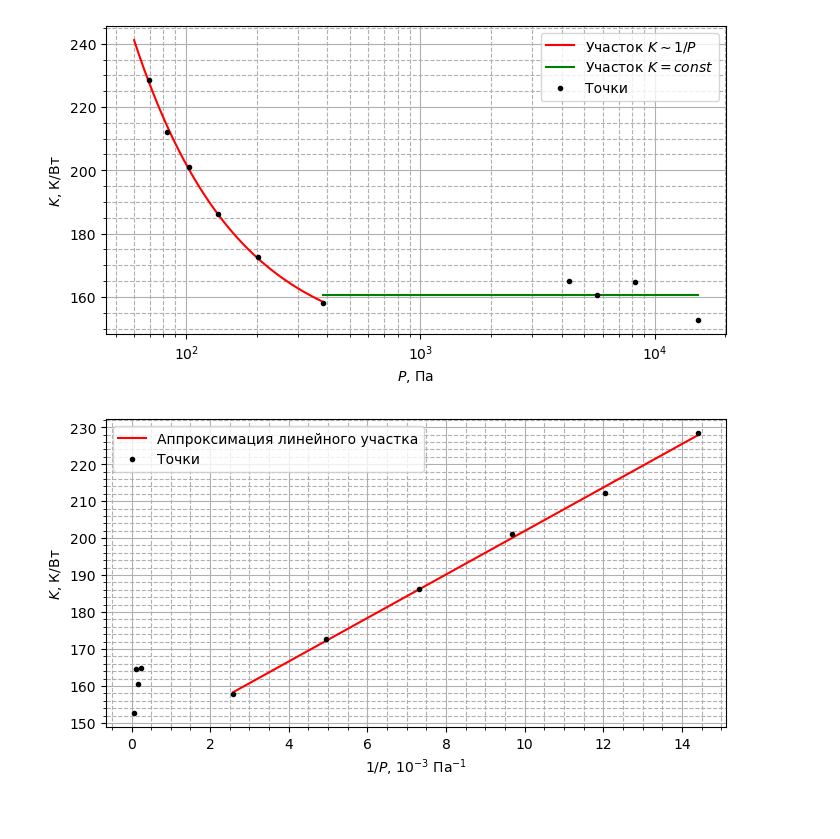
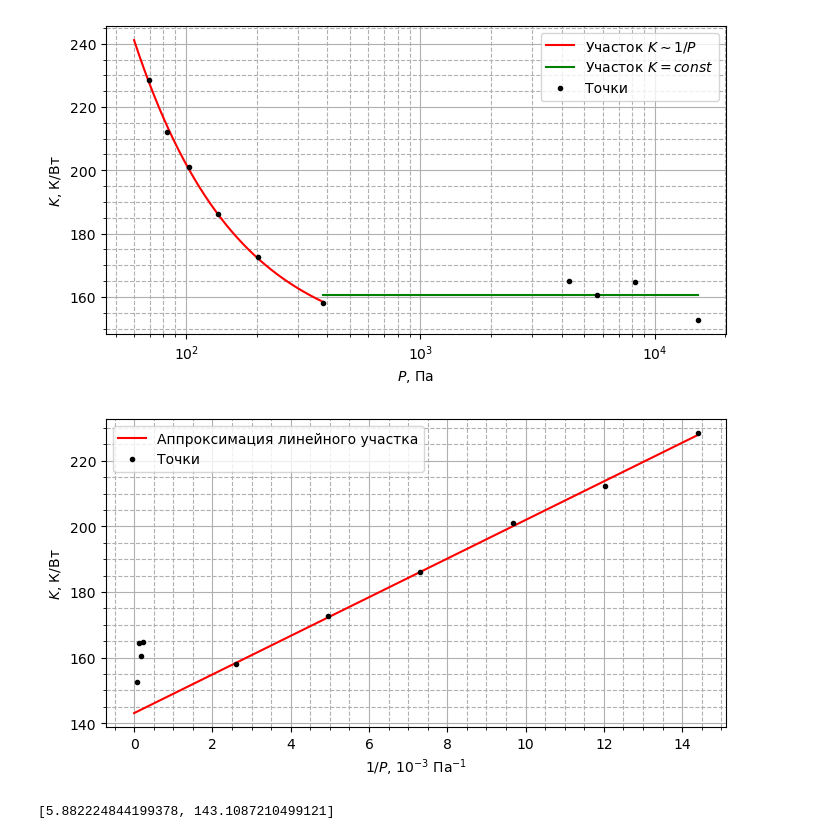
Before and after one commit to victorbaldin56/phys_vpv, a Jupyter notebook: 2_sem/calc.ipynb, the cells around one changed output. Cells and saved outputs as stored; diff of their text form; code cells hidden in the pictures.

```diff
--- a/2_sem/calc.ipynb
+++ b/2_sem/calc.ipynb
@@ -236,20 +236,24 @@ plt.savefig('graphs/KP.pdf')
 # %%
 plt.figure(figsize=FIGSIZE)
 plt.minorticks_on()
 
 inv_P = [1e3 / p for p in press]
 
 [A, B] = np.polyfit(inv_P[:6], k_all[:6], deg=1)
-x_ax = np.linspace(min(inv_P[:6]), max(inv_P[:6]), 1000)
+x_ax = np.linspace(0, max(inv_P[:6]), 1000)
 
 plt.errorbar(inv_P, k_all, fmt='k.', label='Точки')
 plt.plot(x_ax, A * x_ax + B, color='red', label='Аппроксимация линейного участка')
 plt.xlabel('$1 / P$, $10^{-3}$ Па$^{-1}$')
 plt.ylabel('$K$, К/Вт')
 plt.legend()
 
 plt.grid(which='major')
 plt.grid(which='minor', linestyle='--')
 plt.savefig('graphs/KP_lin.pdf')
 # %% [output]
-[figure, old version]
+[figure, new version]
+# %%
+[A, B]
+# %% [output]
+[5.882224844199378, 143.1087210499121]
```
Also changed, not shown: 3 other files.
